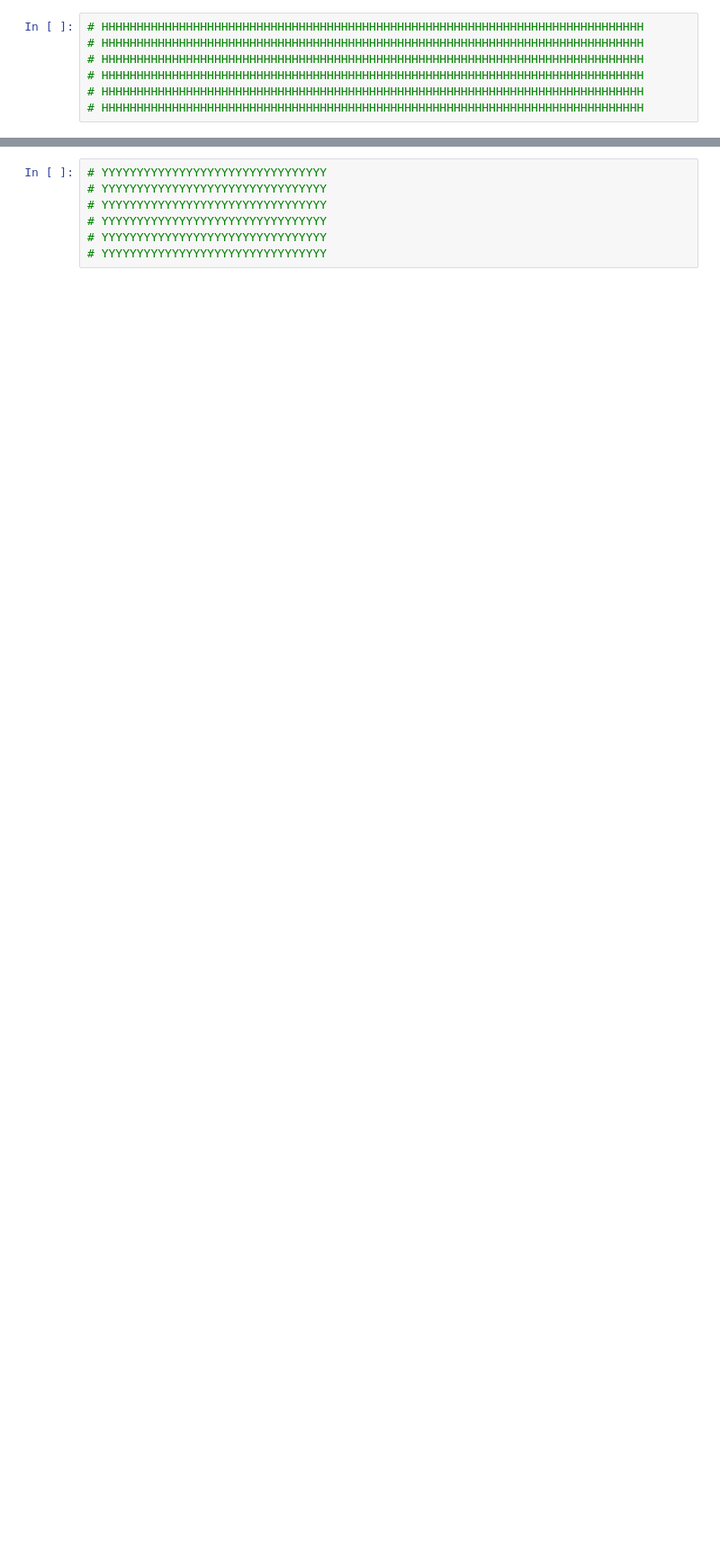
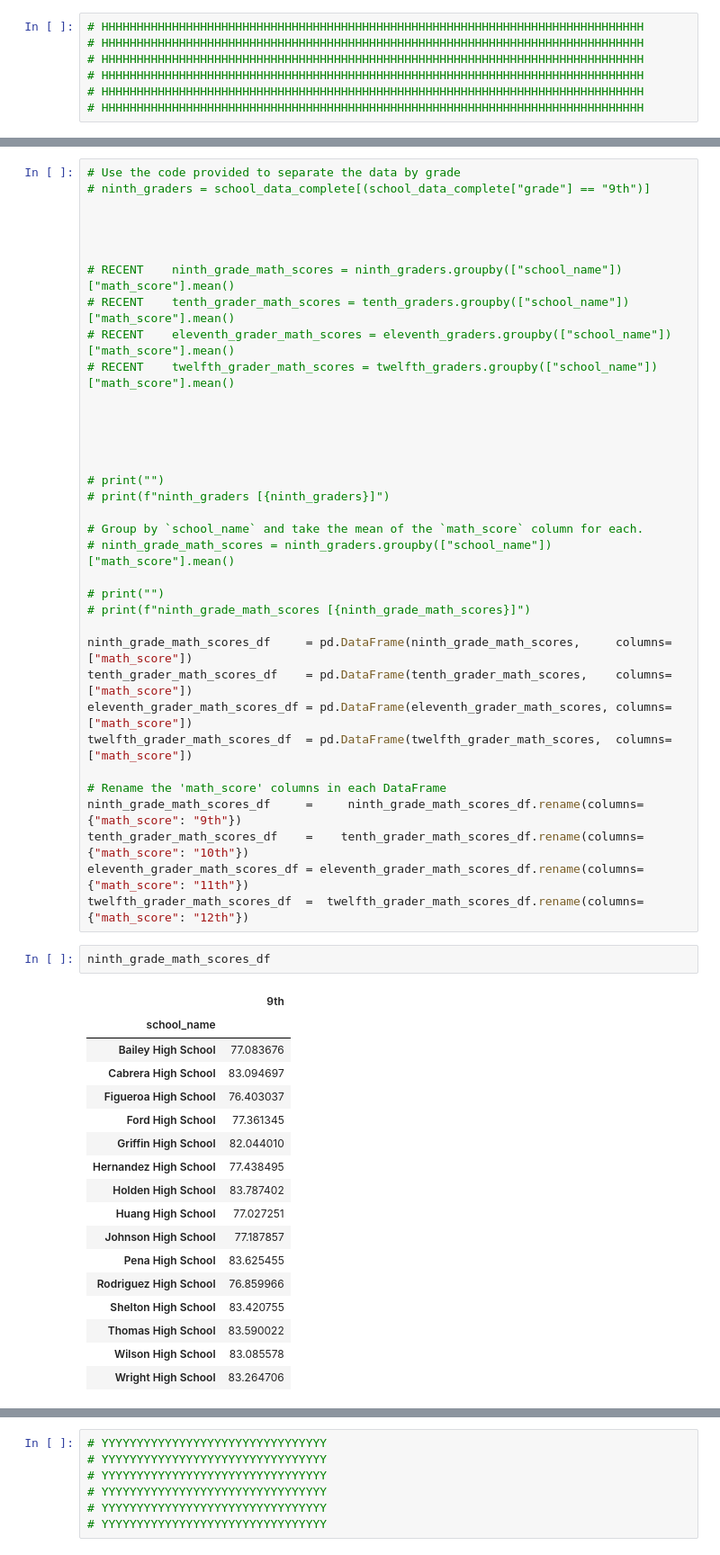
Before and after one commit to MarkOlsonMN/pandas-challenge, a Jupyter notebook: PyCitySchools/PyCitySchools_Jupyter_Notebook.ipynb, the cells around one changed output, grey strips where cells are left out. Shown at 90% size. Cells and saved outputs as stored; diff of their text form; blank space fills up the shorter version.

```diff
--- a/PyCitySchools/PyCitySchools_Jupyter_Notebook.ipynb
+++ b/PyCitySchools/PyCitySchools_Jupyter_Notebook.ipynb
@@ -440,3 +422,58 @@ Thomas High School       83.497041
 Wilson High School       83.035794
 Wright High School       83.644986
 Name: math_score, dtype: float64]
+# %%
+# Use the code provided to separate the data by grade
+# ninth_graders = school_data_complete[(school_data_complete["grade"] == "9th")]
+
+
+
+
+# RECENT    ninth_grade_math_scores = ninth_graders.groupby(["school_name"])["math_score"].mean()
+# RECENT    tenth_grader_math_scores = tenth_graders.groupby(["school_name"])["math_score"].mean()
+# RECENT    eleventh_grader_math_scores = eleventh_graders.groupby(["school_name"])["math_score"].mean()
+# RECENT    twelfth_grader_math_scores = twelfth_graders.groupby(["school_name"])["math_score"].mean()
+
+
+
+
+
+# print("")
+# print(f"ninth_graders [{ninth_graders}]")
+
+# Group by `school_name` and take the mean of the `math_score` column for each.
+# ninth_grade_math_scores = ninth_graders.groupby(["school_name"])["math_score"].mean()
+
+# print("")
+# print(f"ninth_grade_math_scores [{ninth_grade_math_scores}]")
+
+ninth_grade_math_scores_df     = pd.DataFrame(ninth_grade_math_scores,     columns=["math_score"])
+tenth_grader_math_scores_df    = pd.DataFrame(tenth_grader_math_scores,    columns=["math_score"])
+eleventh_grader_math_scores_df = pd.DataFrame(eleventh_grader_math_scores, columns=["math_score"])
+twelfth_grader_math_scores_df  = pd.DataFrame(twelfth_grader_math_scores,  columns=["math_score"])
+
+# Rename the 'math_score' columns in each DataFrame
+ninth_grade_math_scores_df     =     ninth_grade_math_scores_df.rename(columns={"math_score": "9th"})
+tenth_grader_math_scores_df    =    tenth_grader_math_scores_df.rename(columns={"math_score": "10th"})
+eleventh_grader_math_scores_df = eleventh_grader_math_scores_df.rename(columns={"math_score": "11th"})
+twelfth_grader_math_scores_df  =  twelfth_grader_math_scores_df.rename(columns={"math_score": "12th"})
+# %%
+ninth_grade_math_scores_df
+# %% [output]
+|  | 9th |
+| school_name |  |
+| Bailey High School | 77.083676 |
+| Cabrera High School | 83.094697 |
+| Figueroa High School | 76.403037 |
+| Ford High School | 77.361345 |
+| Griffin High School | 82.044010 |
+| Hernandez High School | 77.438495 |
+| Holden High School | 83.787402 |
+| Huang High School | 77.027251 |
+| Johnson High School | 77.187857 |
+| Pena High School | 83.625455 |
+| Rodriguez High School | 76.859966 |
+| Shelton High School | 83.420755 |
+| Thomas High School | 83.590022 |
+| Wilson High School | 83.085578 |
+| Wright High School | 83.264706 |
```
Also changed, not shown: parts of 26 cells of this notebook.
